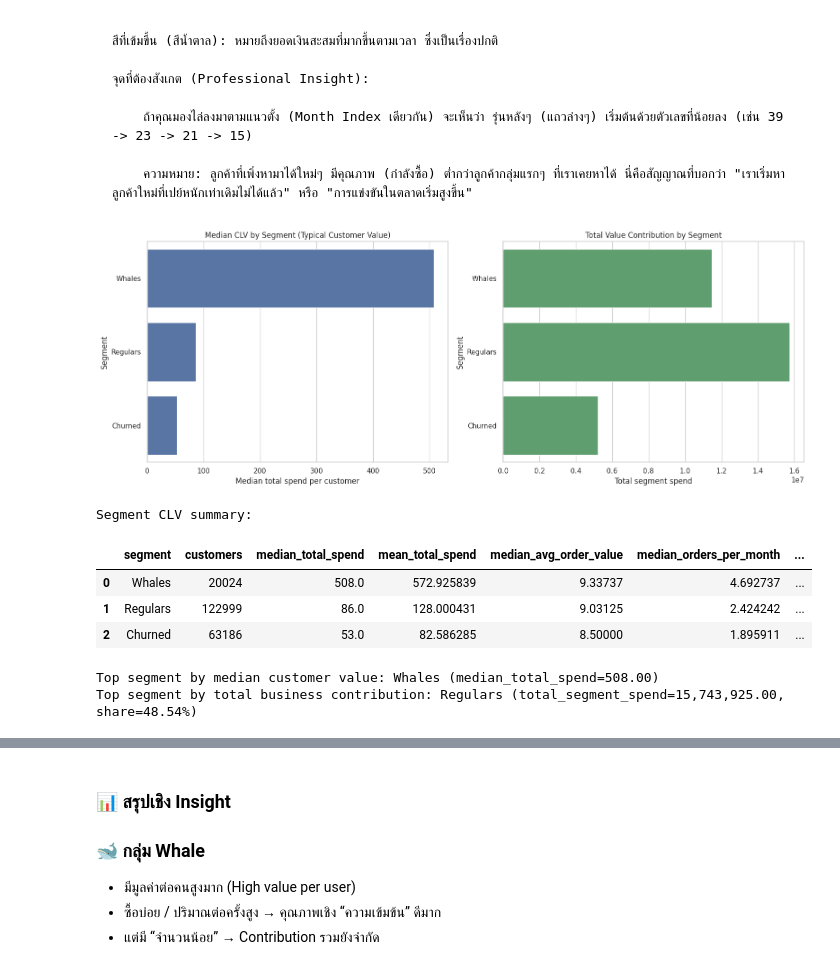
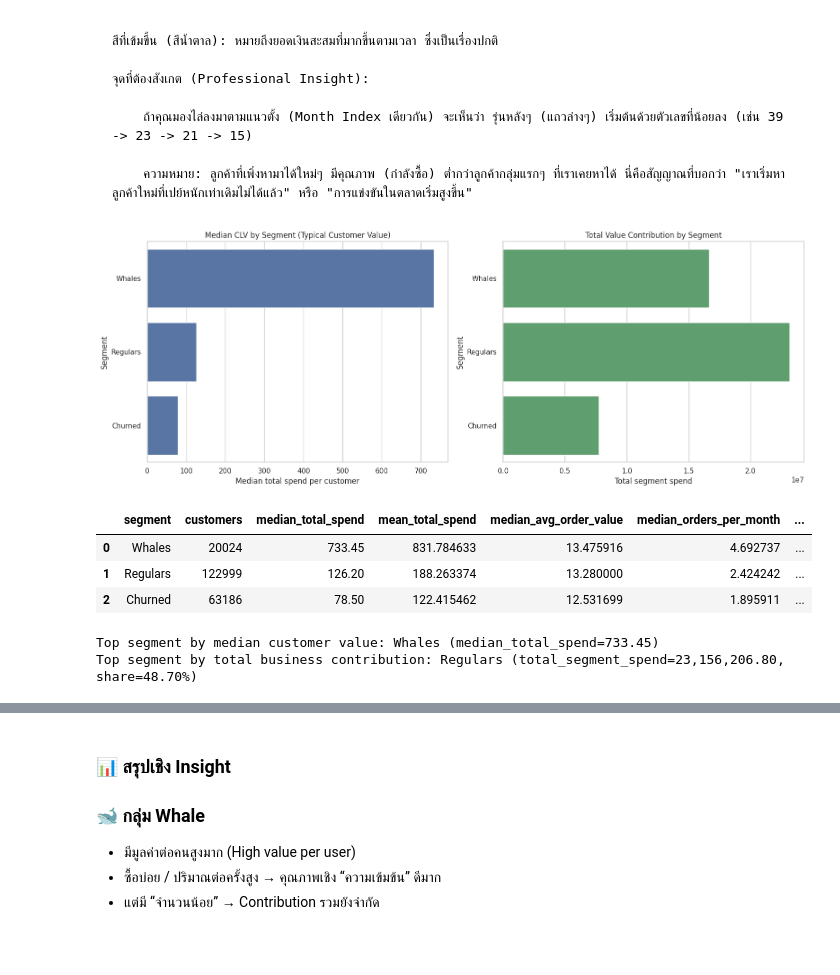
Before and after one commit to ppts2545/Instacart-Market-Basket-Analysis, a Jupyter notebook: notebooks/02_Exploratory_Data_Analysis/02a_customer_kpi_segments.ipynb, the cells around one changed output, grey strips where cells are left out. Cells and saved outputs as stored; diff of their text form; code cells hidden in the pictures.

```diff
--- a/notebooks/02_Exploratory_Data_Analysis/02a_customer_kpi_segments.ipynb
+++ b/notebooks/02_Exploratory_Data_Analysis/02a_customer_kpi_segments.ipynb
@@ -111,3 +65,43 @@ Logic การแบ่ง Segment (แบบเรียบง่ายแล
 - **Churned**: ลูกค้าที่ไม่ได้สั่งมานานเกิน 30 วัน
 
 หมายเหตุ: ถ้าลูกค้าเข้าเงื่อนไข Churned จะถูกจัดเป็น `Churned` แม้จะเคยสั่งบ่อย (override เพื่อเน้นสถานะล่าสุด)
+# %%
+start_date = pd.to_datetime("2025-01-01")
+
+# 1. รวมข้อมูลที่จำเป็น (Orders + Products ในออเดอร์)
+df = tables['orders'].merge(tables['order_products_prior'], on='order_id')
+
+order_dates_df = pd.read_csv('../../data/processed/features/orders_with_dates.csv')
+order_dates_df['order_date'] = pd.to_datetime(order_dates_df['order_date'])
+
+df = (
+    df.merge(order_dates_df[['order_id', 'order_date']], on='order_id', how='left')
+      .merge(tables['products'][['product_id', 'aisle_id', 'product_name']], on='product_id', how='left')
+      .merge(tables['aisles'][['aisle_id', 'aisle']], on='aisle_id', how='left') # เลือกแค่ 'aisle'
+      .drop(columns=['aisle_id']) # ลบ ID ทิ้งเมื่อได้ชื่อหมวดหมู่มาแล้ว
+)
+
+
+# 1) Order frequency + reorder behavior + recency per user
+user_order_profile = (
+    df.groupby("user_id", observed=False)
+    .agg(
+        total_orders=("order_id", "nunique"),
+        reorder_ratio=("reordered", "mean"),
+        last_order_date=("order_date", "max"),
+    )
+    .reset_index()
+)
+
+# 2) Basket size per order -> average basket size at user level
+order_basket = (
+    df.groupby(["user_id", "order_id"], observed=False)
+    .agg(basket_size=("product_id", "count"))
+    .reset_index()
+)
+
+user_basket_profile = (
+    order_basket.groupby("user_id", observed=False)
+    .agg(avg_basket_size=("basket_size", "mean"))
+    .reset_index()
+)
@@ -379,6 +359,8 @@ df["value_weight"] = df["value_weight"].fillna(1.5)
 
 df["quantity"] = 1
 df["value_index"] = df["quantity"] * df["value_weight"]
+
+df["total_price"] = df["value_index"]
 # %%
 # =========================
 # 3) CUSTOMER LEVEL AGG
@@ -752,42 +729,41 @@ axes[0].set_xlabel("Median total spend per customer")
 axes[0].set_ylabel("Segment")
 
 sns.barplot(
     data=segment_clv_summary.sort_values("total_segment_spend", ascending=False),
     x="total_segment_spend",
     y="segment",
     color="#55A868",
     ax=axes[1],
 )
 axes[1].set_title("Total Value Contribution by Segment")
 axes[1].set_xlabel("Total segment spend")
 axes[1].set_ylabel("Segment")
 
 plt.tight_layout()
 plt.show()
 
-show_df(segment_clv_summary, title="Segment CLV summary:")
+display(segment_clv_summary, title="Segment CLV summary:")
 
 top_median_segment = segment_clv_summary.iloc[0]
 top_total_segment = segment_clv_summary.sort_values("total_segment_spend", ascending=False).iloc[0]
 
 print(
     f"Top segment by median customer value: {top_median_segment['segment']} "
     f"(median_total_spend={top_median_segment['median_total_spend']:,.2f})"
 )
 print(
     f"Top segment by total business contribution: {top_total_segment['segment']} "
     f"(total_segment_spend={top_total_segment['total_segment_spend']:,.2f}, "
     f"share={top_total_segment['segment_share_of_spend']:.2%})"
 )
 # %% [output]
-[figure, old version]
+[figure, new version]
+|  | segment | customers | median_total_spend | mean_total_spend | median_avg_order_value | median_orders_per_month | ... |
+| 0 | Whales | 20024 | 733.45 | 831.784633 | 13.475916 | 4.692737 | ... |
+| 1 | Regulars | 122999 | 126.20 | 188.263374 | 13.280000 | 2.424242 | ... |
+| 2 | Churned | 63186 | 78.50 | 122.415462 | 12.531699 | 1.895911 | ... |
-Segment CLV summary:
+Top segment by median customer value: Whales (median_total_spend=733.45)
+Top segment by total business contribution: Regulars (total_segment_spend=23,156,206.80, share=48.70%)
-|  | segment | customers | median_total_spend | mean_total_spend | median_avg_order_value | median_orders_per_month | ... |
-| 0 | Whales | 20024 | 508.0 | 572.925839 | 9.33737 | 4.692737 | ... |
-| 1 | Regulars | 122999 | 86.0 | 128.000431 | 9.03125 | 2.424242 | ... |
-| 2 | Churned | 63186 | 53.0 | 82.586285 | 8.50000 | 1.895911 | ... |
-Top segment by median customer value: Whales (median_total_spend=508.00)
-Top segment by total business contribution: Regulars (total_segment_spend=15,743,925.00, share=48.54%)
 # %%
 # --- Segment CLV trend over time + median significance checks ---
 SEGMENT_CLV_TEST_PERMUTATIONS = 2000
```
Also changed, not shown: parts of 9 cells of this notebook, 2 other files.
